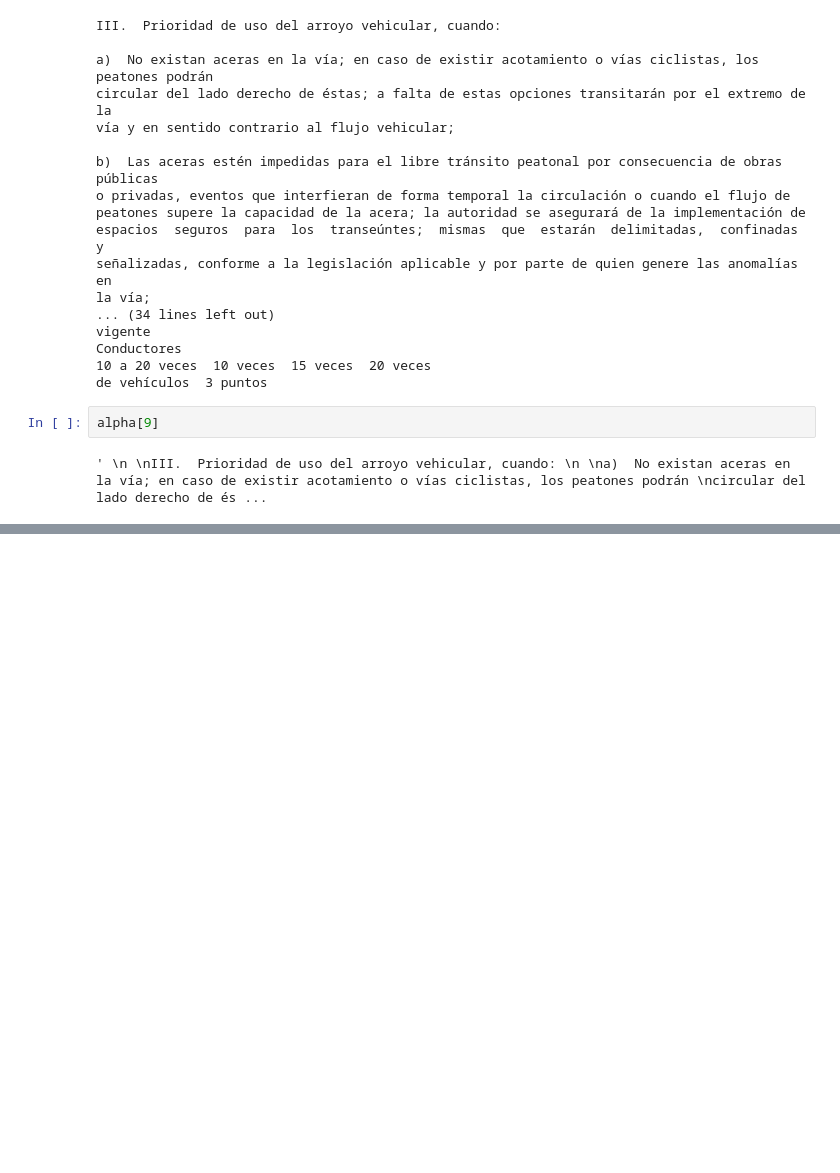
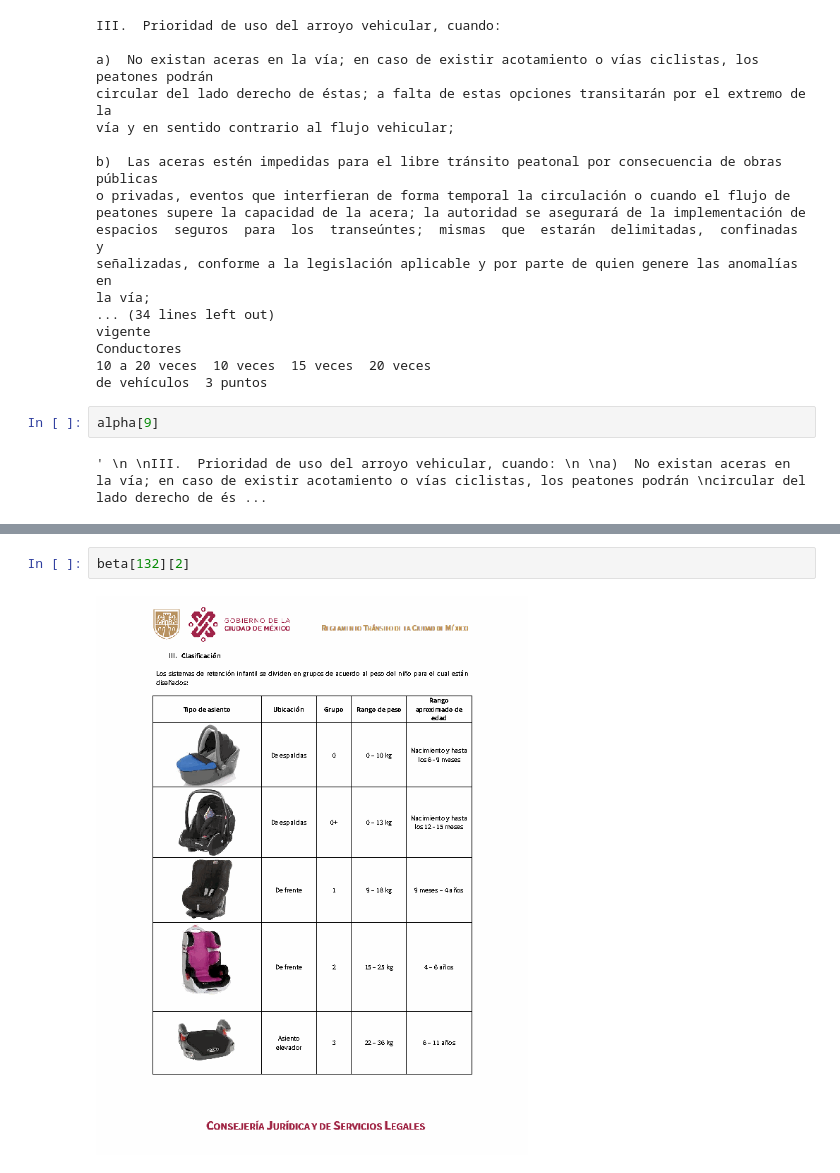
Before and after one commit to Gjloz009/rag_system_for_traffic_regulations_cdmx, a Jupyter notebook: transit.ipynb, the cells around one changed output, grey strips where cells are left out. Saved outputs shown, nothing was run; the diff lists cells and outputs as text; blank space fills up the shorter version.

```diff
--- a/transit.ipynb
+++ b/transit.ipynb
@@ -212,0 +254,4 @@ alpha[9]
+# %%
+beta[132][2]
+# %% [output]
+[figure, added]
```
Also changed, not shown: parts of 44 cells of this notebook.
